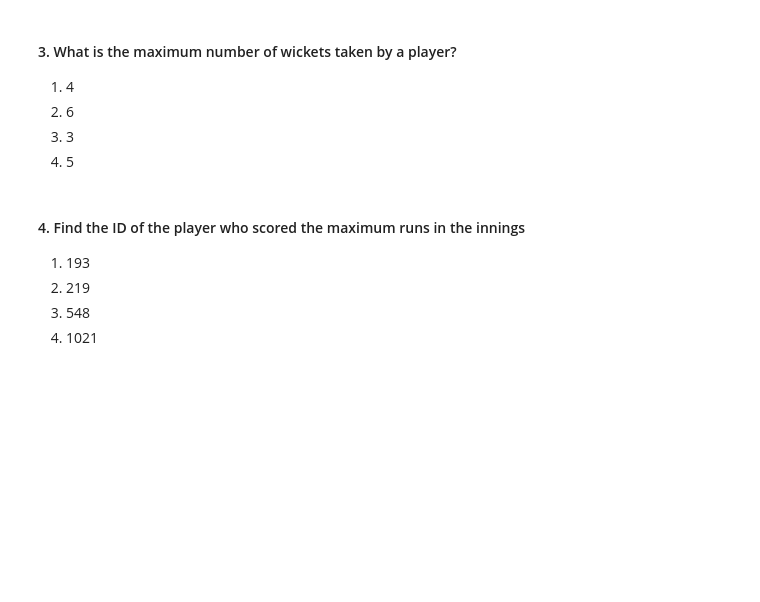
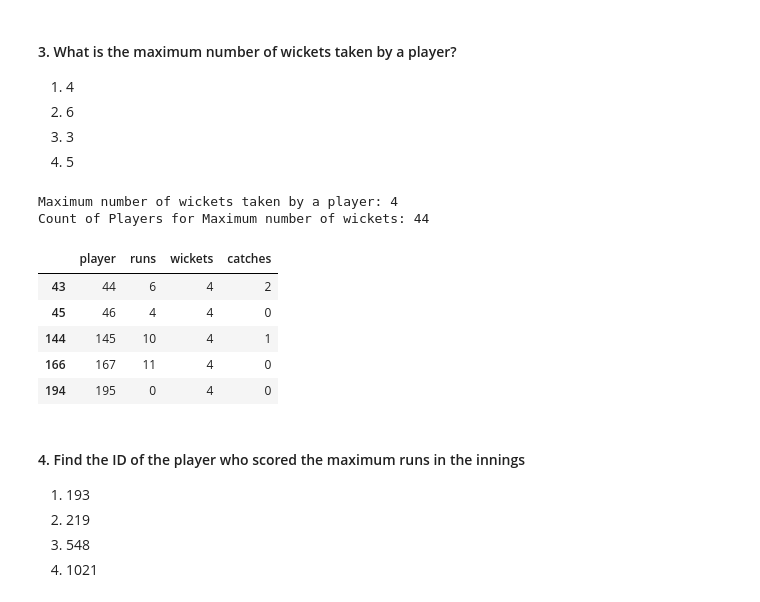
Before and after one commit to shashwatlko586/AICode586, a Jupyter notebook: Pandas_Numpy/NumPy_Arrays_Practice_2.ipynb, the cells around one changed output. Saved outputs shown, nothing was run; the diff lists cells and outputs as text; code cells hidden in the pictures; blank space fills up the shorter version.

```diff
--- a/Pandas_Numpy/NumPy_Arrays_Practice_2.ipynb
+++ b/Pandas_Numpy/NumPy_Arrays_Practice_2.ipynb
@@ -43,3 +201,18 @@ score = [(46, 1, 0), (19, 0, 1), (35, 1, 0), (25, 2, 1), (0, 3, 0), (20, 0, 2),
+# %%
+# Type your code here
+#print(f" : { }")
+print(f"Maximum number of wickets taken by a player: {df['wickets'].max()}")
+print(f"Count of Players for Maximum number of wickets: {df [ df['wickets'] == df['wickets'].max() ]['player'].count()}")
+display(df [ df['wickets'] == df['wickets'].max() ].head())
+# %% [output]
+Maximum number of wickets taken by a player: 4
+Count of Players for Maximum number of wickets: 44
+|  | player | runs | wickets | catches |
+| 43 | 44 | 6 | 4 | 2 |
+| 45 | 46 | 4 | 4 | 0 |
+| 144 | 145 | 10 | 4 | 1 |
+| 166 | 167 | 11 | 4 | 0 |
+| 194 | 195 | 0 | 4 | 0 |
 # %% [markdown]
 #### 4. Find the ID of the player who scored the maximum runs in the innings
 
```
Also changed, not shown: parts of 22 cells of this notebook, 4 other files.
